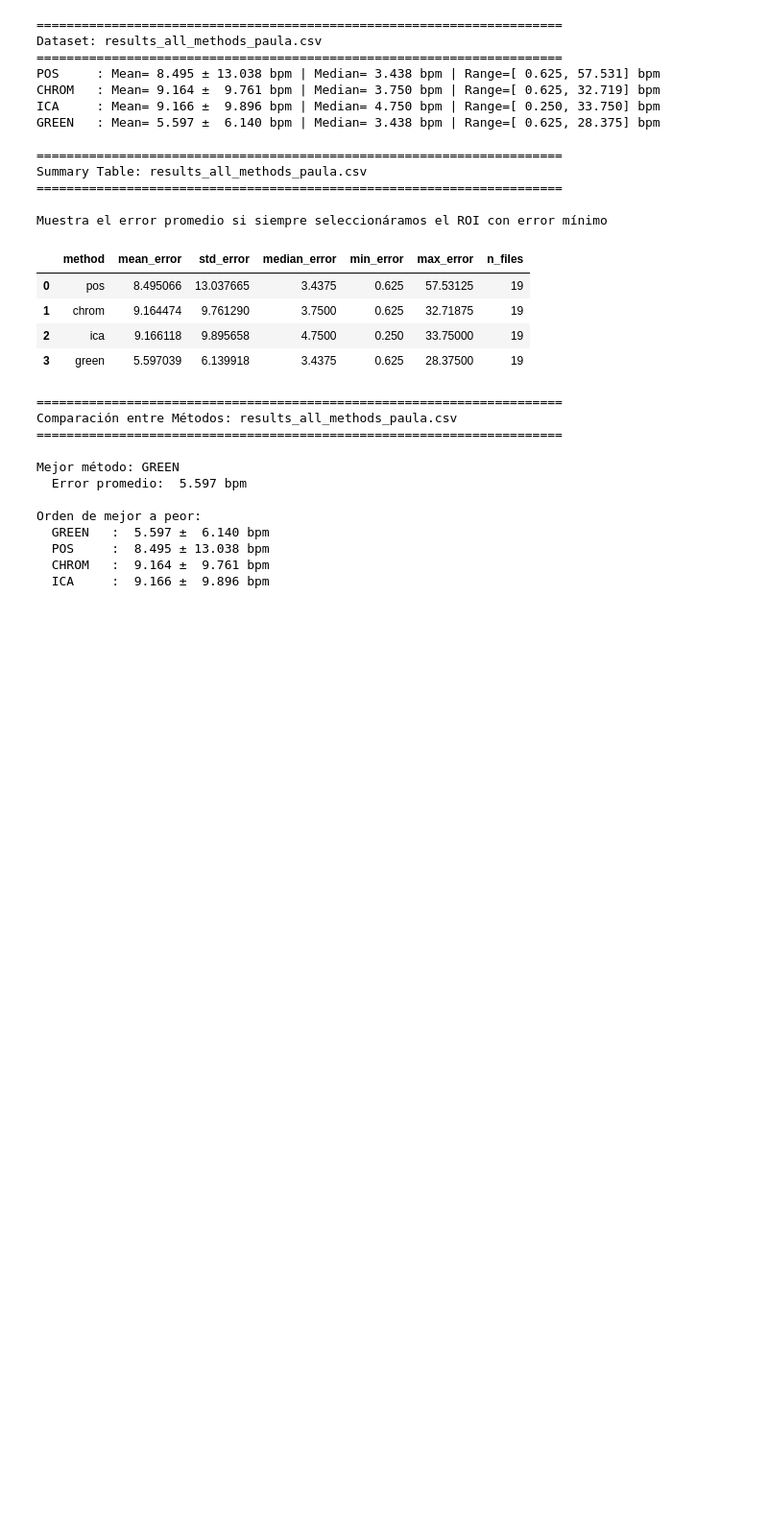
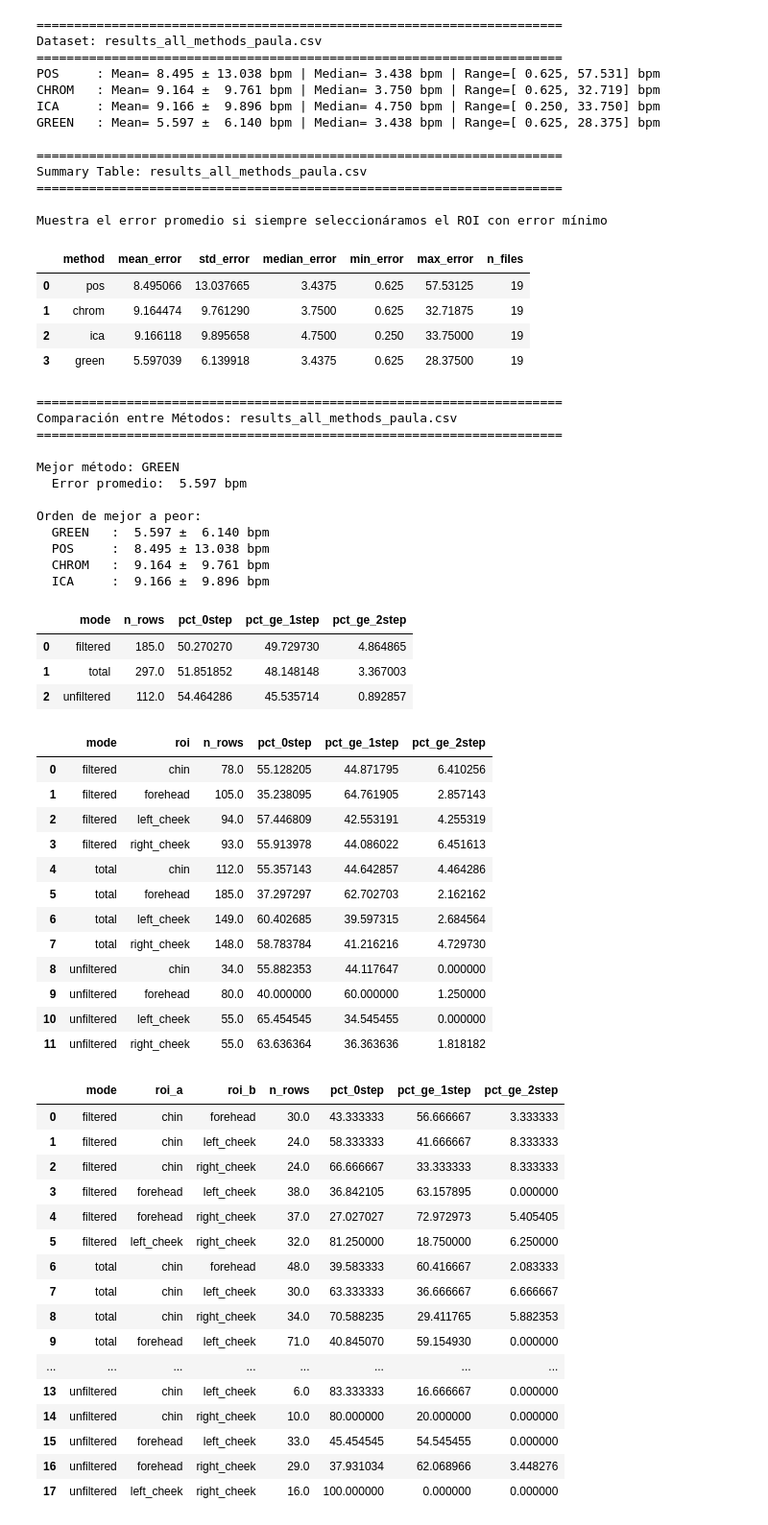
Before and after one commit to pedrwito/edge-rppg-health, a Jupyter notebook: test_methods_for_hr.ipynb, the cells around one changed output. Shown at 96% size. Cells and saved outputs as stored; diff of their text form; code cells hidden in the pictures; blank space fills up the shorter version.

```diff
--- a/test_methods_for_hr.ipynb
+++ b/test_methods_for_hr.ipynb
@@ -536,3 +536,49 @@ summary_ubfc = analyze_best_case_performance(
     "results_ubfc_comparison.csv",
     "results_ubfc_comparison.csv"
 )
+# %%
+from roi_analysis import summarize_ubfc_global_lag_by_frames_per_roi
+
+overall_by_mode, per_roi_total, per_roi_pair = summarize_ubfc_global_lag_by_frames_per_roi(
+    csv_path="ubfc_lag_metrics.csv",
+    fs=30,
+)
+
+display(overall_by_mode)
+display(per_roi_total)
+display(per_roi_pair)
+# %% [output]
+|  | mode | n_rows | pct_0step | pct_ge_1step | pct_ge_2step |
+| 0 | filtered | 185.0 | 50.270270 | 49.729730 | 4.864865 |
+| 1 | total | 297.0 | 51.851852 | 48.148148 | 3.367003 |
+| 2 | unfiltered | 112.0 | 54.464286 | 45.535714 | 0.892857 |
+|  | mode | roi | n_rows | pct_0step | pct_ge_1step | pct_ge_2step |
+| 0 | filtered | chin | 78.0 | 55.128205 | 44.871795 | 6.410256 |
+| 1 | filtered | forehead | 105.0 | 35.238095 | 64.761905 | 2.857143 |
+| 2 | filtered | left_cheek | 94.0 | 57.446809 | 42.553191 | 4.255319 |
+| 3 | filtered | right_cheek | 93.0 | 55.913978 | 44.086022 | 6.451613 |
+| 4 | total | chin | 112.0 | 55.357143 | 44.642857 | 4.464286 |
+| 5 | total | forehead | 185.0 | 37.297297 | 62.702703 | 2.162162 |
+| 6 | total | left_cheek | 149.0 | 60.402685 | 39.597315 | 2.684564 |
+| 7 | total | right_cheek | 148.0 | 58.783784 | 41.216216 | 4.729730 |
+| 8 | unfiltered | chin | 34.0 | 55.882353 | 44.117647 | 0.000000 |
+| 9 | unfiltered | forehead | 80.0 | 40.000000 | 60.000000 | 1.250000 |
+| 10 | unfiltered | left_cheek | 55.0 | 65.454545 | 34.545455 | 0.000000 |
+| 11 | unfiltered | right_cheek | 55.0 | 63.636364 | 36.363636 | 1.818182 |
+|  | mode | roi_a | roi_b | n_rows | pct_0step | pct_ge_1step | pct_ge_2step |
+| 0 | filtered | chin | forehead | 30.0 | 43.333333 | 56.666667 | 3.333333 |
+| 1 | filtered | chin | left_cheek | 24.0 | 58.333333 | 41.666667 | 8.333333 |
+| 2 | filtered | chin | right_cheek | 24.0 | 66.666667 | 33.333333 | 8.333333 |
+| 3 | filtered | forehead | left_cheek | 38.0 | 36.842105 | 63.157895 | 0.000000 |
+| 4 | filtered | forehead | right_cheek | 37.0 | 27.027027 | 72.972973 | 5.405405 |
+| 5 | filtered | left_cheek | right_cheek | 32.0 | 81.250000 | 18.750000 | 6.250000 |
+| 6 | total | chin | forehead | 48.0 | 39.583333 | 60.416667 | 2.083333 |
+| 7 | total | chin | left_cheek | 30.0 | 63.333333 | 36.666667 | 6.666667 |
+| 8 | total | chin | right_cheek | 34.0 | 70.588235 | 29.411765 | 5.882353 |
+| 9 | total | forehead | left_cheek | 71.0 | 40.845070 | 59.154930 | 0.000000 |
+| ... | ... | ... | ... | ... | ... | ... | ... |
+| 13 | unfiltered | chin | left_cheek | 6.0 | 83.333333 | 16.666667 | 0.000000 |
+| 14 | unfiltered | chin | right_cheek | 10.0 | 80.000000 | 20.000000 | 0.000000 |
+| 15 | unfiltered | forehead | left_cheek | 33.0 | 45.454545 | 54.545455 | 0.000000 |
+| 16 | unfiltered | forehead | right_cheek | 29.0 | 37.931034 | 62.068966 | 3.448276 |
+| 17 | unfiltered | left_cheek | right_cheek | 16.0 | 100.000000 | 0.000000 | 0.000000 |
```
Also changed, not shown: parts of 5 cells of this notebook, 55 other files.
